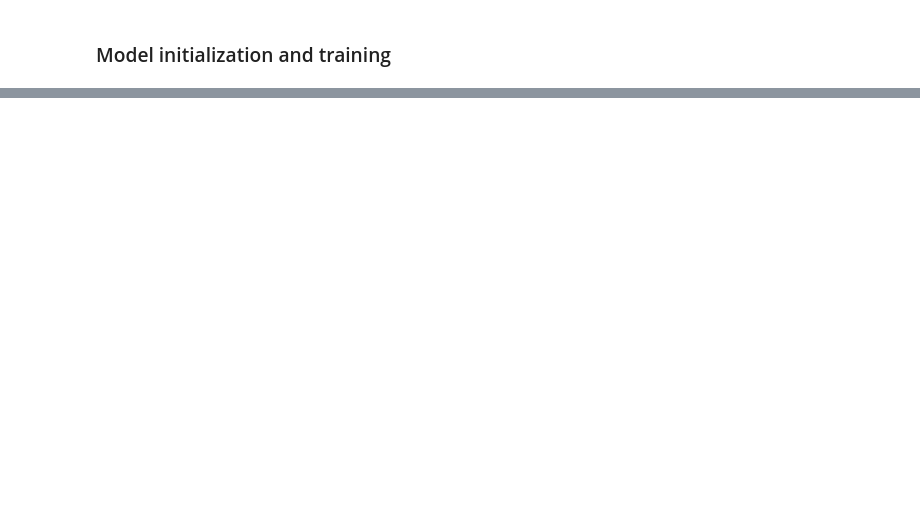
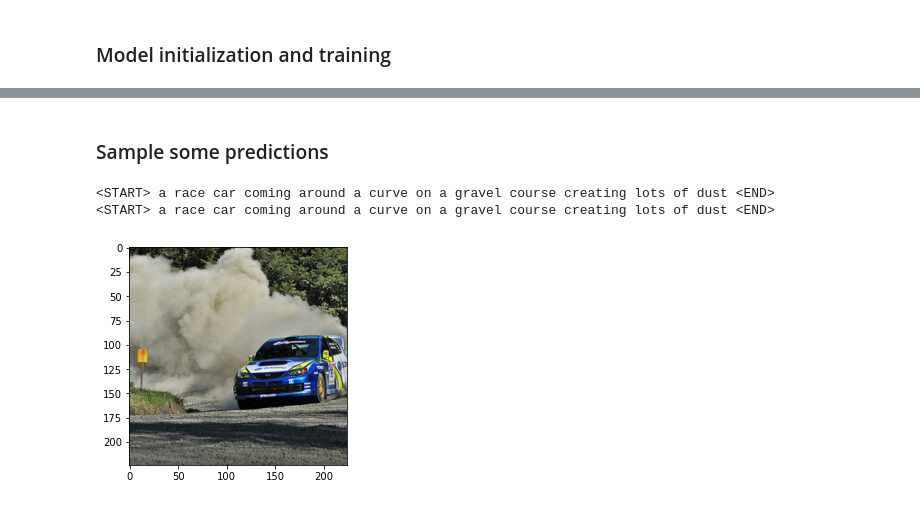
Before and after one commit to tobiasvanderwerff/image-captioning, a Jupyter notebook: image-captioning.ipynb, the cells around one changed output, grey strips where cells are left out. Saved outputs shown, nothing was run; the diff lists cells and outputs as text; code cells hidden in the pictures; blank space fills up the shorter version.

```diff
--- a/image-captioning.ipynb
+++ b/image-captioning.ipynb
@@ -253,15 +271,22 @@ for i in range(nrows * ncols):
 num_hidden = 512
 embedding_dim = 512
 batch_size = 64
-epochs = 10
+epochs = 400
 num_workers = 0
+num_layers = 1
 # %%
-from src.models import EncoderDecoder, LSTMDecoder, get_encoder
+from src.models import EncoderDecoder, LSTMDecoder, get_encoder, ResNetEncoder
 
-encoder = get_encoder(num_hidden)
-decoder = LSTMDecoder(num_hidden, embedding_dim, vocab_size, device)
+# TODO: this should not be here...
+pad_token_idx = list(ds_train.known_words.keys()).index(FlickrDataset.ns_token)
+start_token_idx = list(ds_train.known_words.keys()).index(FlickrDataset.start_token)
+
+# encoder = get_encoder(num_hidden)
+encoder = ResNetEncoder(num_hidden)
+decoder = LSTMDecoder(num_hidden, embedding_dim, vocab_size, pad_token_idx, start_token_idx, num_layers=num_layers)
 encoder, decoder = encoder.to(device), decoder.to(device)
 
-model = EncoderDecoder(encoder, decoder)
-model.to(device);
+# encoder.fc.register_full_backward_hook(lambda m, i, o: print(i.data.norm().item(), o.data.norm().item()))
+model = EncoderDecoder(encoder, decoder, device)
+model = model.to(device);
 # %% [output]
@@ -273,5 +300,6 @@ optimizer = optim.Adam(model.parameters())
 # %%
 # overfit on a mini dataset
-# ds_train_mini = torch.utils.data.Subset(ds_train, [0, 1, 2, 3, 4, 5])
+ds_train_mini = torch.utils.data.Subset(ds_train, [random.randint(0, len(ds_train)-1) for _ in range(3)])
+ds_eval_mini = torch.utils.data.Subset(ds_eval, [0, 1])
 # %%
 from src.trainer import Trainer, TrainerConfig
@@ -290,0 +318,19 @@ KeyboardInterrupt:
+# %% [markdown]
+### Sample some predictions
+# %%
+def predict_img(idx):
+    img, caption, *_ = ds_train_mini[idx]
+    imshow(img)
+    img = img.unsqueeze(0).to(device)
+    model.eval()
+    with torch.no_grad():
+        all_logits, _, _, _, sampled_ids = model(img, 'test')
+    return sampled_ids.squeeze().cpu().numpy(), caption
+# %%
+sampled_ids, caption = predict_img(0)
+print(ds_train.decode_caption(caption))
+print(ds_train.decode_caption(sampled_ids))
+# %% [output]
+<START> a race car coming around a curve on a gravel course creating lots of dust <END>
+<START> a race car coming around a curve on a gravel course creating lots of dust <END>
+[figure, added]
```
Also changed, not shown: parts of 23 cells of this notebook, 3 other files.
